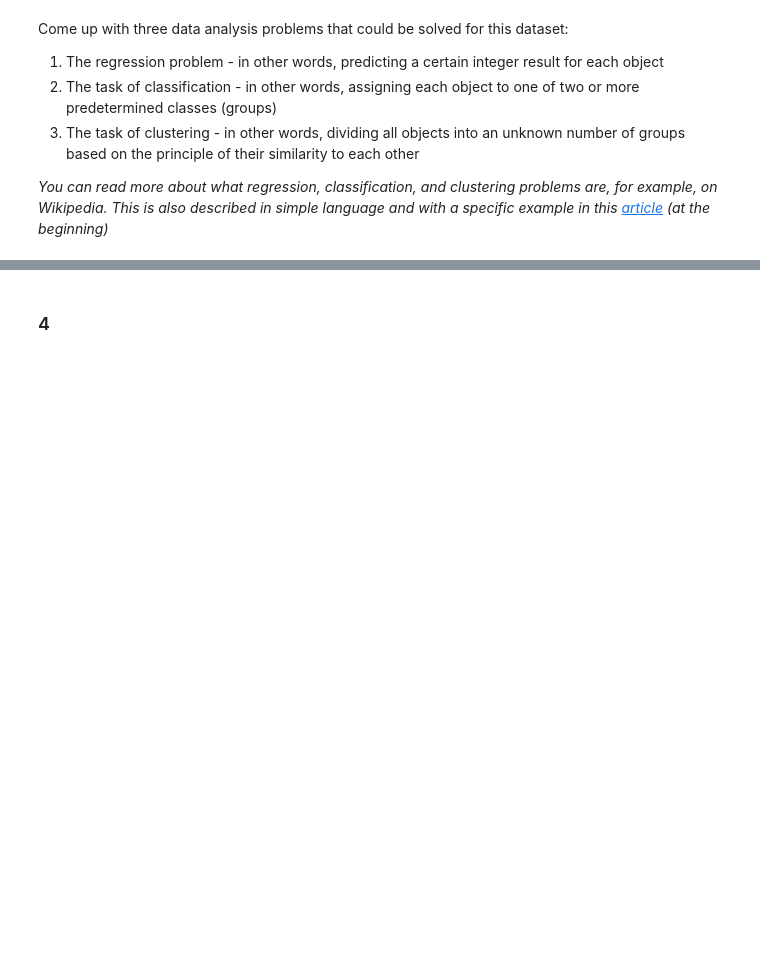
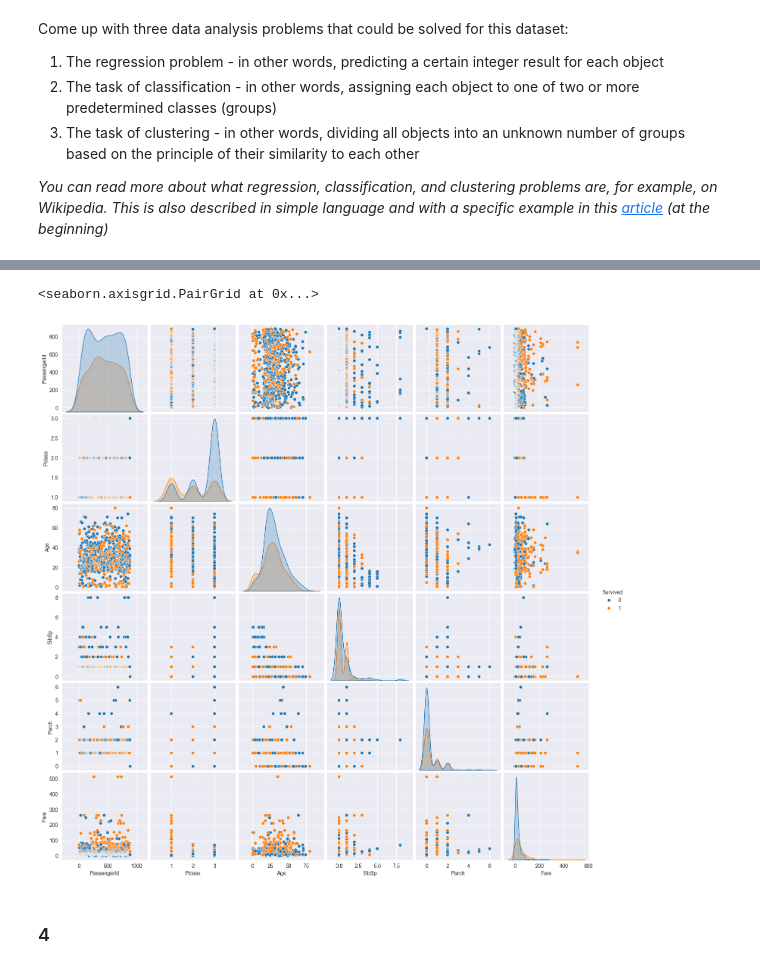
Before and after one commit to Megacinder/mds24, a Jupyter notebook: md3_ml/HA 2 - Pandas_ML_MDS_AhremenkoMA.ipynb, the cells around one changed output, grey strips where cells are left out. Cells and saved outputs as stored; diff of their text form; code cells hidden in the pictures; blank space fills up the shorter version.

```diff
--- a/md3_ml/HA 2 - Pandas_ML_MDS_AhremenkoMA.ipynb
+++ b/md3_ml/HA 2 - Pandas_ML_MDS_AhremenkoMA.ipynb
@@ -109,3 +190,9 @@ Come up with three data analysis problems that could be solved for this dataset:
+# %%
+import seaborn as sns
+sns.pairplot(df_num, hue="Survived")
+# %% [output]
+<seaborn.axisgrid.PairGrid at 0x...>
+[figure, added]
 # %% [markdown]
 ### 4
 # %% [markdown]
```
Also changed, not shown: parts of 31 cells of this notebook, 3 other files.
